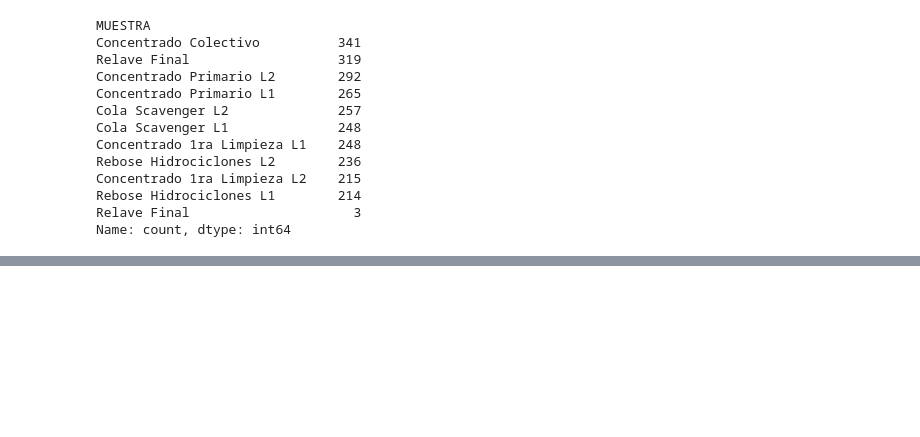
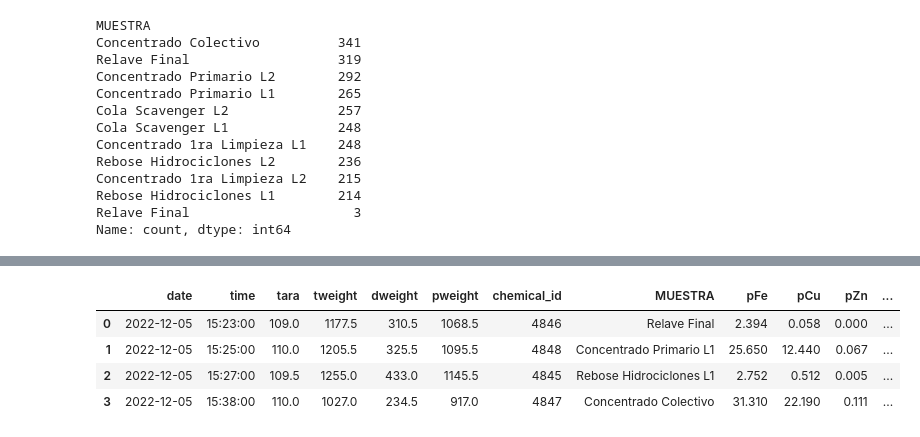
Before and after one commit to FitoCCF/data4cdpv1_local, a Jupyter notebook: notebooks/assay2db.ipynb, the cells around one changed output, grey strips where cells are left out. Cells and saved outputs as stored; diff of their text form; code cells hidden in the pictures; blank space fills up the shorter version.

```diff
--- a/notebooks/assay2db.ipynb
+++ b/notebooks/assay2db.ipynb
@@ -104,0 +126,25 @@ df.describe()
+# %%
+# Leer el archivo CSV limitando a 1 fila (solo la primera de datos)
+csv_path = 'data/raw/data1.csv'
+df = pd.read_csv(csv_path, nrows=4)
+
+# Limpiar espacios en los nombres de las columnas
+df.columns = df.columns.str.strip()
+
+# Limpiar espacios en los strings de MUESTRA
+df['MUESTRA'] = df['MUESTRA'].astype(str).str.strip()
+
+# Formatear la hora y fecha
+df['time_hhmm'] = pd.to_datetime(df['time'].astype(str).str.replace('.', ':'), format='mixed').dt.strftime('%H:%M')
+df['date'] = pd.to_datetime(df['date'], format='mixed').dt.strftime('%Y-%m-%d')
+
+# Manejo de valores nulos o vacíos ("-" a None)
+df = df.replace({np.nan: None, '-': None})
+
+df
+# %% [output]
+|  | date | time | tara | tweight | dweight | pweight | chemical_id | MUESTRA | pFe | pCu | pZn | ... |
+| 0 | 2022-12-05 | 15:23:00 | 109.0 | 1177.5 | 310.5 | 1068.5 | 4846 | Relave Final | 2.394 | 0.058 | 0.000 | ... |
+| 1 | 2022-12-05 | 15:25:00 | 110.0 | 1205.5 | 325.5 | 1095.5 | 4848 | Concentrado Primario L1 | 25.650 | 12.440 | 0.067 | ... |
+| 2 | 2022-12-05 | 15:27:00 | 109.5 | 1255.0 | 433.0 | 1145.5 | 4845 | Rebose Hidrociclones L1 | 2.752 | 0.512 | 0.005 | ... |
+| 3 | 2022-12-05 | 15:38:00 | 110.0 | 1027.0 | 234.5 | 917.0 | 4847 | Concentrado Colectivo | 31.310 | 22.190 | 0.111 | ... |
```
Also changed, not shown: parts of 4 cells of this notebook, 3 other files.
